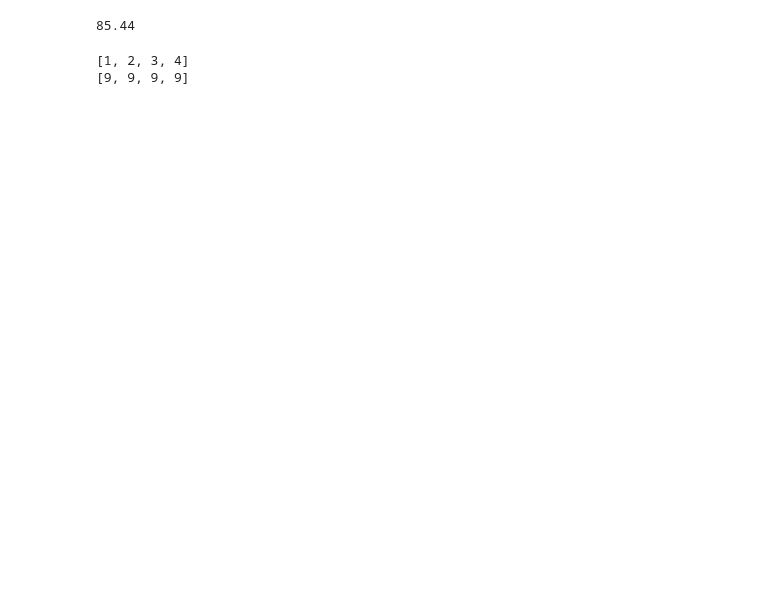
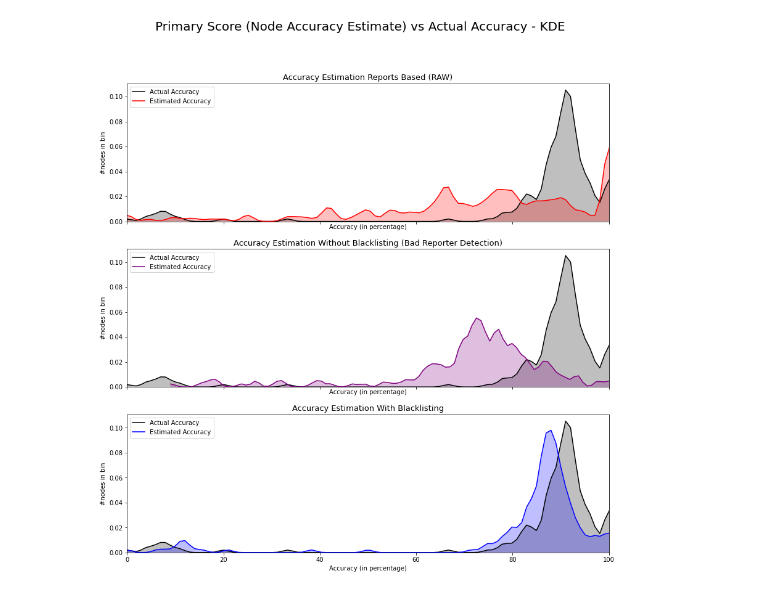
Before and after one commit to v314b0i/IoV-Reputation-Mechanism, a Jupyter notebook: examples/myProj1/R/PostAnalysis.ipynb, the cells around one changed output. Drawn from its saved outputs; the diff is of its cells as text; code cells hidden in the pictures; blank space fills up the shorter version.

Commit message:
updates to postAnalysis scripts, new plots

```diff
--- a/examples/myProj1/R/PostAnalysis.ipynb
+++ b/examples/myProj1/R/PostAnalysis.ipynb
@@ -4,3 +4,5 @@ import glob
 import seaborn as sns
 import numpy as np
 import matplotlib.pyplot as plt
+SCN=1
+SCNstr="1"
@@ -151,19 +8,0 @@ No handles with labels found to put in legend.
-# %%
-a=85.43535345345345345345
-round(a,2)
-# %% [output]
-85.44
-# %%
-a=[1,2,3,4]
-#b=[9 for i in range(0,len(a))]
-b=[9]*len(a)
-c=[]
-d=[]
-for a,b in zip(a,b):
-    c.append(a)
-    d.append(b)
-print(c)
-print(d)
-# %% [output]
-[1, 2, 3, 4]
-[9, 9, 9, 9]
@@ -169,0 +42,41 @@ print(d)
+# %%
+# PrimaryScores (Accuracy Estimates) KDE VS Actual Scores KDE Comparison
+f, axes = plt.subplots(3, 1, figsize=(14, 14), sharex=True)
+#sns.despine(left=True)
+f.suptitle("Primary Score (Node Accuracy Estimate) vs Actual Accuracy - KDE",
+           fontsize=20,
+           fontweight=500,
+           variant='small-caps'
+          )
+for ax in axes.flat:
+    ax.set(xlabel="Accuracy (in percentage)", ylabel="#nodes in bin", xlim=(0,100))
+    sns.kdeplot([nodeAcc[i]*100 for i in nodeAcc], ax=ax,  bw=.05, shade=True,
+                color='black',
+                label='Actual Accuracy')
+
+axes[0].set_title("Accuracy Estimation Reports Based (RAW)",
+                  fontweight=300,
+                  size=13)
+axes[1].set_title("Accuracy Estimation Without Blacklisting (Bad Reporter Detection)",
+                  fontweight=300,
+                  size=13)
+axes[2].set_title("Accuracy Estimation With Blacklisting",
+                  fontweight=300,
+                  size=13)
+
+sns.kdeplot([RSUNodeAcc[i]*100 for i in RSUNodeAcc], bw=.05, ax=axes[2], shade=True,
+            color='blue',
+            label='Estimated Accuracy')
+sns.kdeplot([RSUNodeAccWOBL[i]*100 for i in RSUNodeAcc], bw=.05, ax=axes[1], shade=True,
+            color='purple',
+            label='Estimated Accuracy')
+sns.kdeplot([RSUNodeAccRB[i]*100 for i in RSUNodeAcc], bw=.05, ax=axes[0], shade=True,
+            color='red',
+            label='Estimated Accuracy')
+
+plt.legend()
+f.savefig("/home/rohan/veins-5.0/examples/myProj1/plots/SCN"+SCNstr+"_PrimaryScoreKDEComparitive.svg")
+#sns.distplot([nodeAcc[i] for i in nodeAcc],bins=15, label='Actual Accuracy')
+#sns.distplot([RSUNodeAcc[i] for i in RSUNodeAcc], bins=15, label='Accuracy Estimation')
+# %% [output]
+[figure, added]
```
Also changed, not shown: parts of 10 cells of this notebook, 22 other files.
